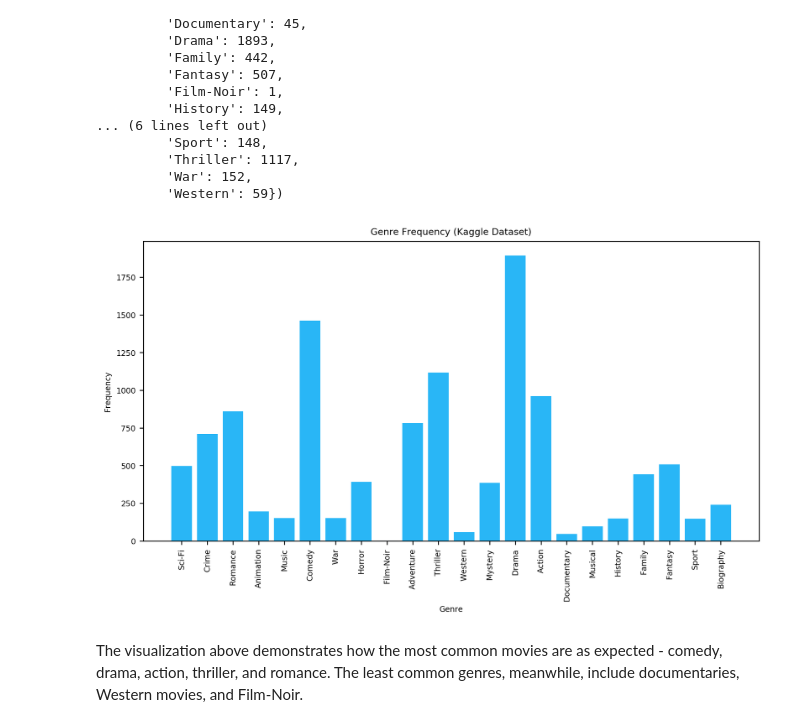
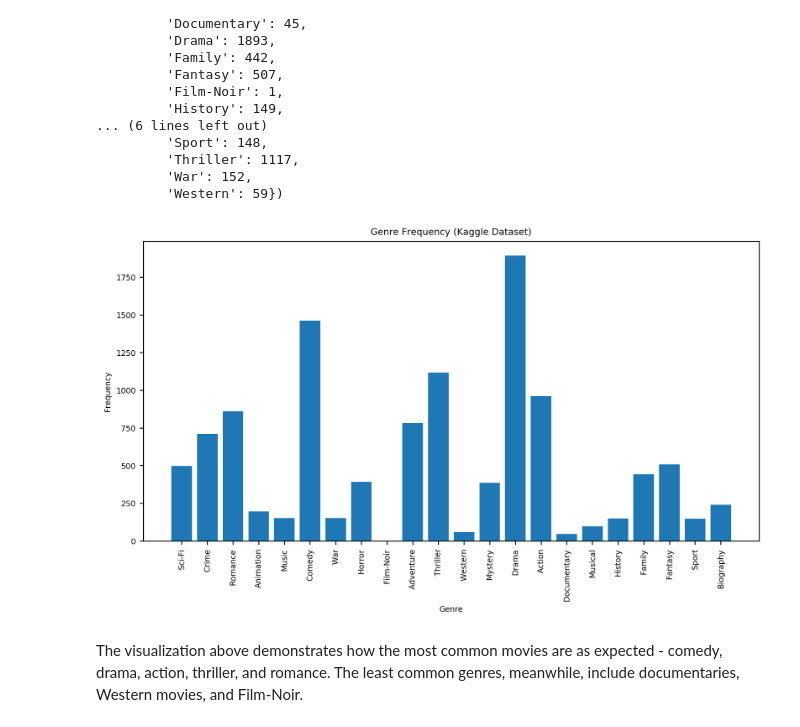
Before and after one commit to samplank/CS109b, a Jupyter notebook: Milestone1.ipynb, the cells around one changed output. Cells and saved outputs as stored; diff of their text form; code cells hidden in the pictures.

Commit message:
Fix blue bar plot color

```diff
--- a/Milestone1.ipynb
+++ b/Milestone1.ipynb
@@ -287,14 +287,14 @@ Counter({'Action': 959,
 # %%
 # print bar plot of the genre frequency
 plt.figure(figsize=(10, 5), dpi=125)
-plt.bar(range(len(counts)), counts.values(), color='#29B6F6', align='center')
+plt.bar(range(len(counts)), counts.values(), align='center')
 plt.xlabel('Genre')
 plt.ylabel('Frequency')
 plt.title('Genre Frequency (Kaggle Dataset)')
 plt.xticks(range(len(counts)), counts.keys(), rotation='vertical')
 plt.show()
 # %% [output]
-[figure, old version]
+[figure, new version]
 # %% [markdown]
 The visualization above demonstrates how the most common movies are as expected - comedy, drama, action, thriller, and romance. The least common genres, meanwhile, include documentaries, Western movies, and Film-Noir.
 # %%
```
Also changed, not shown: parts of 4 cells of this notebook, 1 other file.
